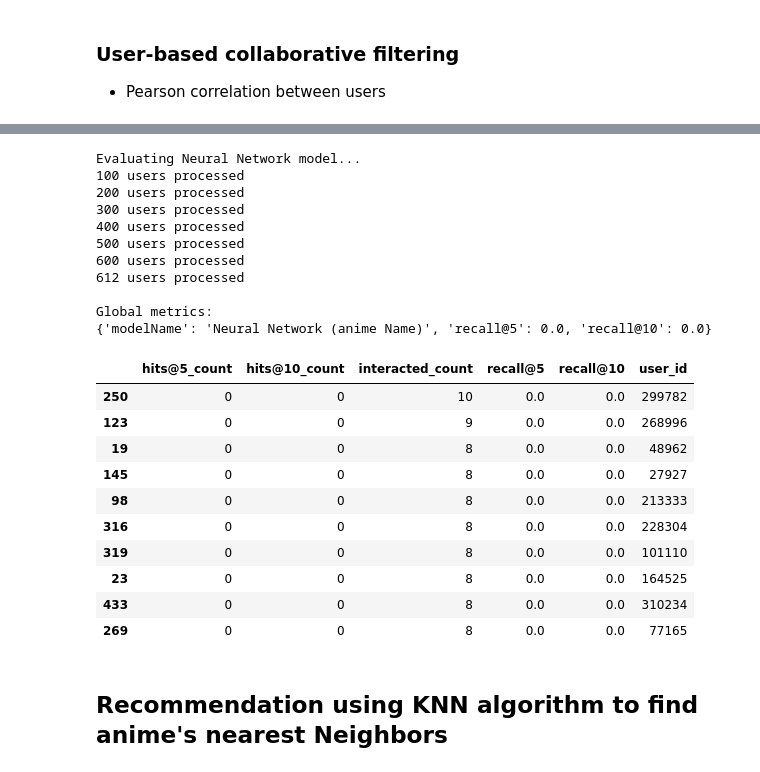
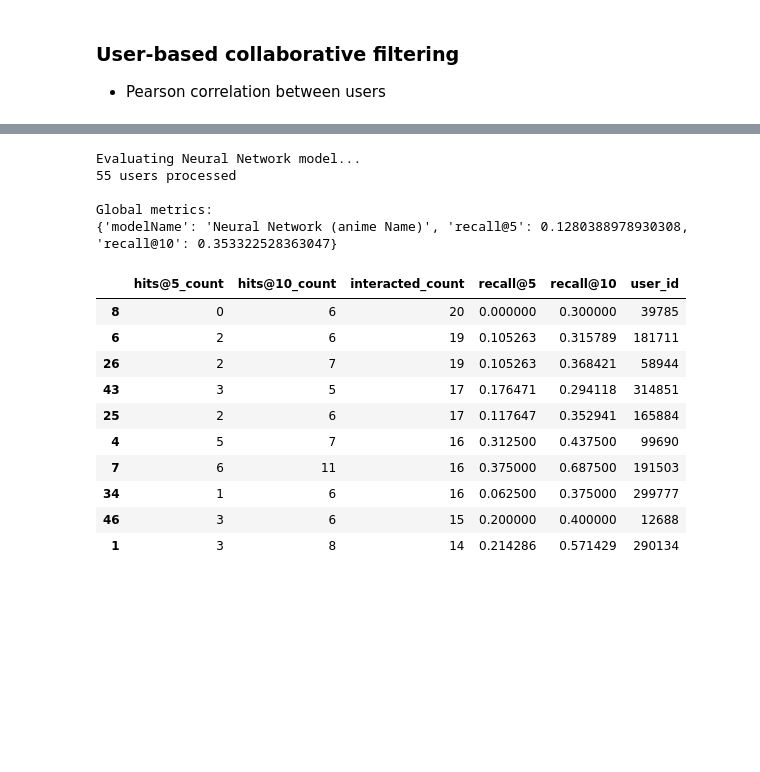
Before and after one commit to JoaoRodrigo99/AI---DM-ML, a Jupyter notebook: JR/anime_ratings__RS_101.ipynb, the cells around one changed output, grey strips where cells are left out. Drawn from its saved outputs; the diff is of its cells as text; code cells hidden in the pictures; blank space fills up the shorter version.

```diff
--- a/JR/anime_ratings__RS_101.ipynb
+++ b/JR/anime_ratings__RS_101.ipynb
@@ -1188,5 +1078,5 @@ nn_detailed_results_df.loc[nn_detailed_results_df["user_id"]==203453]
 # %%
-class NNRecommender:
+class Recommender_AnimeName:
 
     MODEL_NAME = 'Neural Network (anime Name)'
 
@@ -1311,8 +1194,8 @@ class MovielensModel_3(tfrs.models.Model):
     # The task computes the loss and the metrics.
     return self.task(labels=labels, predictions=rating_predictions)
 # %%
-model = MovielensModel_3()
-model.compile(optimizer=tf.keras.optimizers.Adagrad(learning_rate=0.1))
+model_nn_2 = AnimeModel_2()
+model_nn_2.compile(optimizer=tf.keras.optimizers.Adagrad(learning_rate=0.01))
 
-model.fit(cached_train, epochs=10)
+model_nn_2.fit(cached_train, epochs=250)
 # %% [output]
@@ -1347,7 +1231,6 @@ for col in predictions_matrix.columns:
     predictions_matrix[col].values[:] = -1
 # predictions_matrix
 # %%
-# For user in test set, predict top 10 movies (user didnt watch) and compare to actual top 10 movies
 import warnings
 warnings.filterwarnings('ignore')
 
@@ -1359,27 +1242,14 @@ test_ratings = {}
 i = 0
 for user in users_to_predict:
     # Movies user didn't watch because they will be ignored in the prediction
-    movies_to_predict = list(set(test_df_str["Name"].unique()) - set(test_df_str.loc[test_df_str["user_id"] == user]["Name"].unique()))
-    # movies_to_predict = X_test.loc[X_test["user_id"] == user]["anime_id"].unique()
+    movies_to_predict = test_df_str["Name"].unique()
     print("Predicting for user {} {} movies ({})".format(user, len(movies_to_predict), i ))
     i+=1
-    user_ratings = {}
-    for movie_title in movies_to_predict:
-        user_ratings[movie_title] = model({
-            "user_id": np.array([user]),
-            "Name": np.array([movie_title])
-        })
-    test_ratings[user] = user_ratings
+    for anime_title in movies_to_predict:
+        predictions_matrix[anime_title][user] = float(model_nn_2({
+            "user_id": np.array([str(user)]),
+            "Name": np.array([anime_title])
+        }))
 
-print("Ratings:")
-predictions_df = pd.DataFrame(columns=["user_id", "Name", "rating"])
-for user in test_ratings.keys():
-    for title, score in sorted(test_ratings[user].items(), key=lambda x: x[1], reverse=True):
-        predictions_matrix[title][user] = float(score)
-        # predictions_df = predictions_df.append({"user_id": int(user), "anime_id": int(title), "rating": float(score)}, ignore_index=True)
-        # predictions_df = pd.concat([predictions_df, pd.DataFrame({"user_id": int(user), "anime_id": int(title), "rating": score}, index = "user_id")], ignore_index=True)
-        # predictions_df = predictions_df.concat({"user_id": int(user), "anime_id": int(title), "rating": score}, ignore_index=True)
-        # print(f"{title}: {score} -- {user}")
-
-# predictions_df
+predictions_matrix_nn_name = predictions_matrix
 # %% [output]
@@ -1420,33 +1275,25 @@ predictions_matrix
 # %%
 import warnings
 warnings.filterwarnings('ignore')
-nn_recommender_model = NNRecommender(predictions_matrix.transpose(), indexed_df_str)
+nn_str_recommender_model = Recommender_AnimeName(predictions_matrix.transpose(), indexed_df_str)
 print('Evaluating Neural Network model...')
-nn_global_metrics, nn_detailed_results_df = model_evaluator_str.evaluate_model(nn_recommender_model)
-print('\nGlobal metrics:\n%s' % nn_global_metrics)
-nn_detailed_results_df.head(10)
+nn_str_global_metrics, nn_str_detailed_results_df = model_evaluator_str.evaluate_model(nn_str_recommender_model)
+print('\nGlobal metrics:\n%s' % nn_str_global_metrics)
+nn_str_detailed_results_df.head(10)
 # %% [output]
 Evaluating Neural Network model...
-100 users processed
-200 users processed
-300 users processed
-400 users processed
-500 users processed
-600 users processed
-612 users processed
+55 users processed
 
 Global metrics:
-{'modelName': 'Neural Network (anime Name)', 'recall@5': 0.0, 'recall@10': 0.0}
+{'modelName': 'Neural Network (anime Name)', 'recall@5': 0.1280388978930308, 'recall@10': 0.353322528363047}
 |  | hits@5_count | hits@10_count | interacted_count | recall@5 | recall@10 | user_id |
-| 250 | 0 | 0 | 10 | 0.0 | 0.0 | 299782 |
-| 123 | 0 | 0 | 9 | 0.0 | 0.0 | 268996 |
-| 19 | 0 | 0 | 8 | 0.0 | 0.0 | 48962 |
-| 145 | 0 | 0 | 8 | 0.0 | 0.0 | 27927 |
-| 98 | 0 | 0 | 8 | 0.0 | 0.0 | 213333 |
-| 316 | 0 | 0 | 8 | 0.0 | 0.0 | 228304 |
-| 319 | 0 | 0 | 8 | 0.0 | 0.0 | 101110 |
-| 23 | 0 | 0 | 8 | 0.0 | 0.0 | 164525 |
-| 433 | 0 | 0 | 8 | 0.0 | 0.0 | 310234 |
-| 269 | 0 | 0 | 8 | 0.0 | 0.0 | 77165 |
+| 8 | 0 | 6 | 20 | 0.000000 | 0.300000 | 39785 |
+| 6 | 2 | 6 | 19 | 0.105263 | 0.315789 | 181711 |
+| 26 | 2 | 7 | 19 | 0.105263 | 0.368421 | 58944 |
+| 43 | 3 | 5 | 17 | 0.176471 | 0.294118 | 314851 |
+| 25 | 2 | 6 | 17 | 0.117647 | 0.352941 | 165884 |
+| 4 | 5 | 7 | 16 | 0.312500 | 0.437500 | 99690 |
+| 7 | 6 | 11 | 16 | 0.375000 | 0.687500 | 191503 |
+| 34 | 1 | 6 | 16 | 0.062500 | 0.375000 | 299777 |
+| 46 | 3 | 6 | 15 | 0.200000 | 0.400000 | 12688 |
+| 1 | 3 | 8 | 14 | 0.214286 | 0.571429 | 290134 |
-# %% [markdown]
-## Recommendation using KNN algorithm to find anime's nearest Neighbors
```
Also changed, not shown: parts of 81 cells of this notebook.
